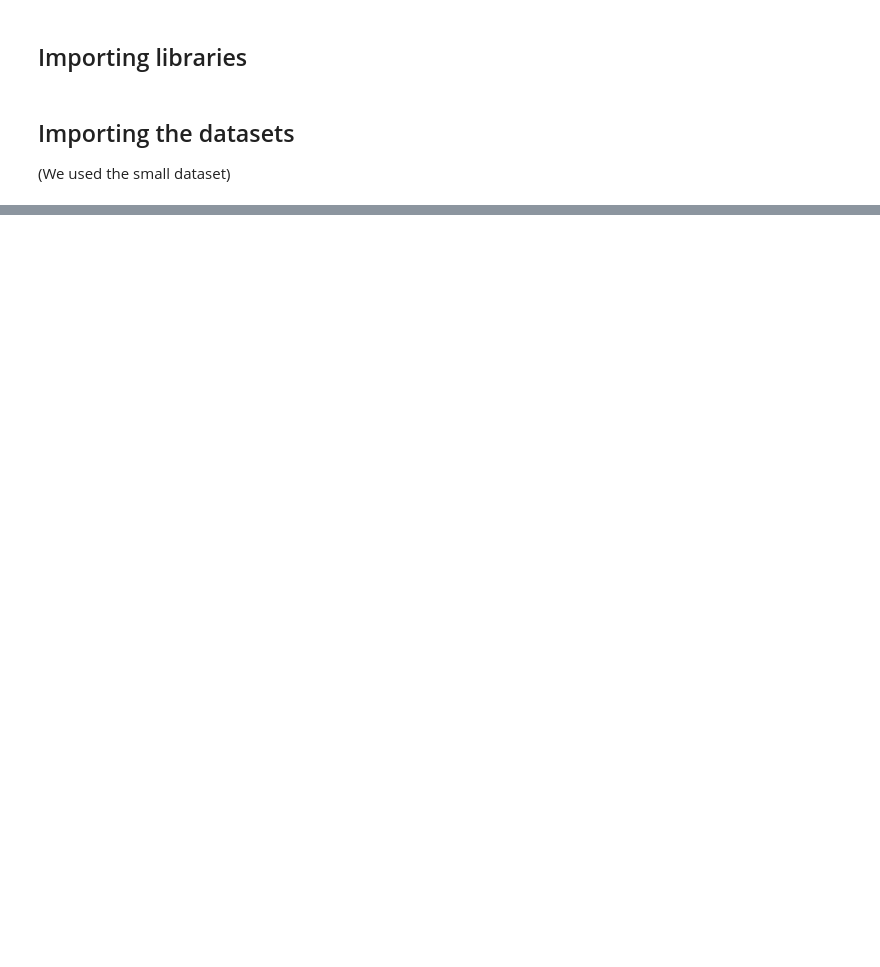
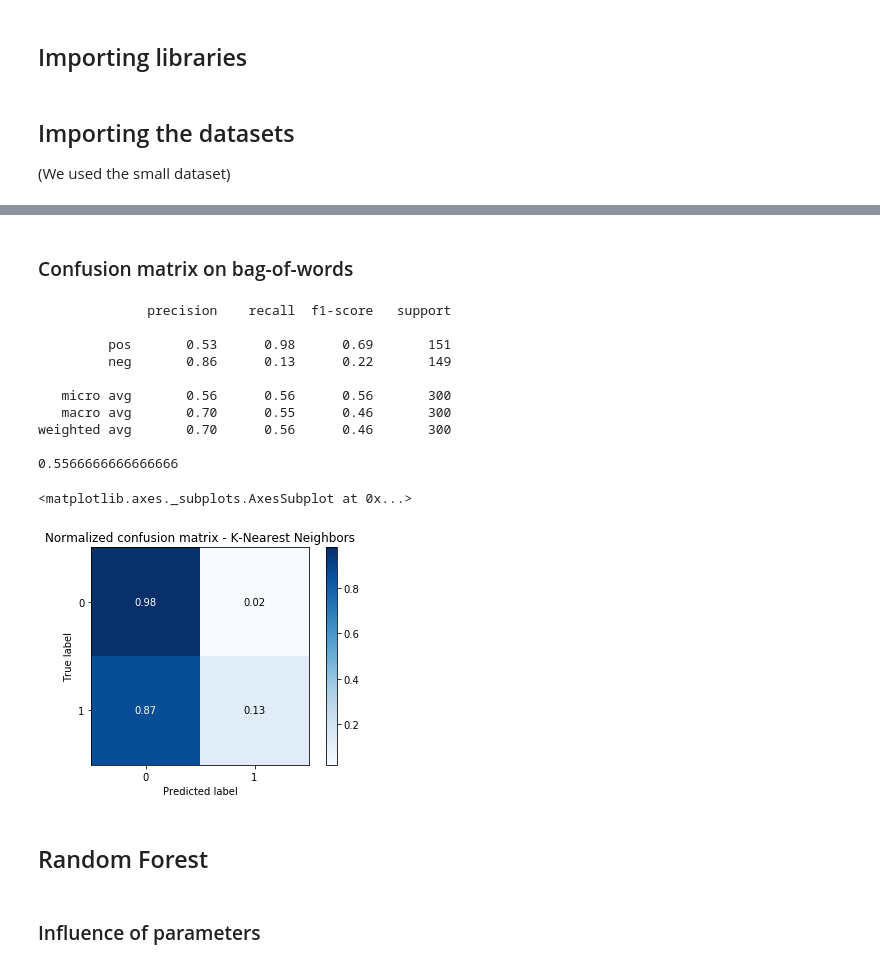
Before and after one commit to GregoirePacreau/SMLProj, a Jupyter notebook: WIP.ipynb, the cells around one changed output, grey strips where cells are left out. Saved outputs shown, nothing was run; the diff lists cells and outputs as text; code cells hidden in the pictures; blank space fills up the shorter version.

```diff
--- a/WIP.ipynb
+++ b/WIP.ipynb
@@ -355,0 +263,17 @@ AttributeError: module 'matplotlib.colors' has no attribute 'to_rgba'
+# %%
+# Test a range of hyperparameters
+text_clf = Pipeline([('vect', CountVectorizer(stop_words='english', max_df =0.7, min_df=2)),
+                     ('tfidf', TfidfTransformer()),
+                     ('knn', KNeighborsClassifier()),
+                    ])
+
+parameters = {'vect__ngram_range': [(1, 1), (1, 2)],
+              'tfidf__use_idf' : (True,False),
+              'knn__n_neighbors': (10, 25, 50),
+              'knn__p' : (1,2),
+              'knn__weights': ('uniform', 'distance')
+}
+
+gs_clf = GridSearchCV(text_clf, parameters, n_jobs=-1, return_train_score=True)
+
+gs_clf.fit(X_train, y_train)
@@ -355,0 +330,32 @@ AttributeError: module 'matplotlib.colors' has no attribute 'to_rgba'
+# %% [markdown]
+### Confusion matrix on bag-of-words
+# %%
+text_clf = Pipeline([('vect', CountVectorizer(stop_words='english', ngram_range =(1,2), max_df =0.7, min_df=2)),
+                     ('nb', KNeighborsClassifier()),
+                    ])
+
+text_clf.fit(X_train, y_train)
+y_pred = text_clf.predict(X_test)
+
+cnf_matrix = metrics.confusion_matrix(y_test, y_pred)
+# à vérifier : pos et neg sont biens les pos et neg
+print(metrics.classification_report(y_test, y_pred, target_names=["pos","neg"]))
+print(metrics.accuracy_score(y_test, y_pred))
+
+# Plot normalized confusion matrix
+plot_confusion_matrix(y_test, y_pred, normalize=True, title='Normalized confusion matrix - K-Nearest Neighbors')
+# %% [output]
+              precision    recall  f1-score   support
+
+         pos       0.53      0.98      0.69       151
+         neg       0.86      0.13      0.22       149
+
+   micro avg       0.56      0.56      0.56       300
+   macro avg       0.70      0.55      0.46       300
+weighted avg       0.70      0.56      0.46       300
+
+0.5566666666666666
+<matplotlib.axes._subplots.AxesSubplot at 0x...>
+[figure, added]
+# %% [markdown]
+## Random Forest
@@ -355,0 +364,2 @@ AttributeError: module 'matplotlib.colors' has no attribute 'to_rgba'
+# %% [markdown]
+### Influence of parameters
```
Also changed, not shown: parts of 44 cells of this notebook, 1 other file.
